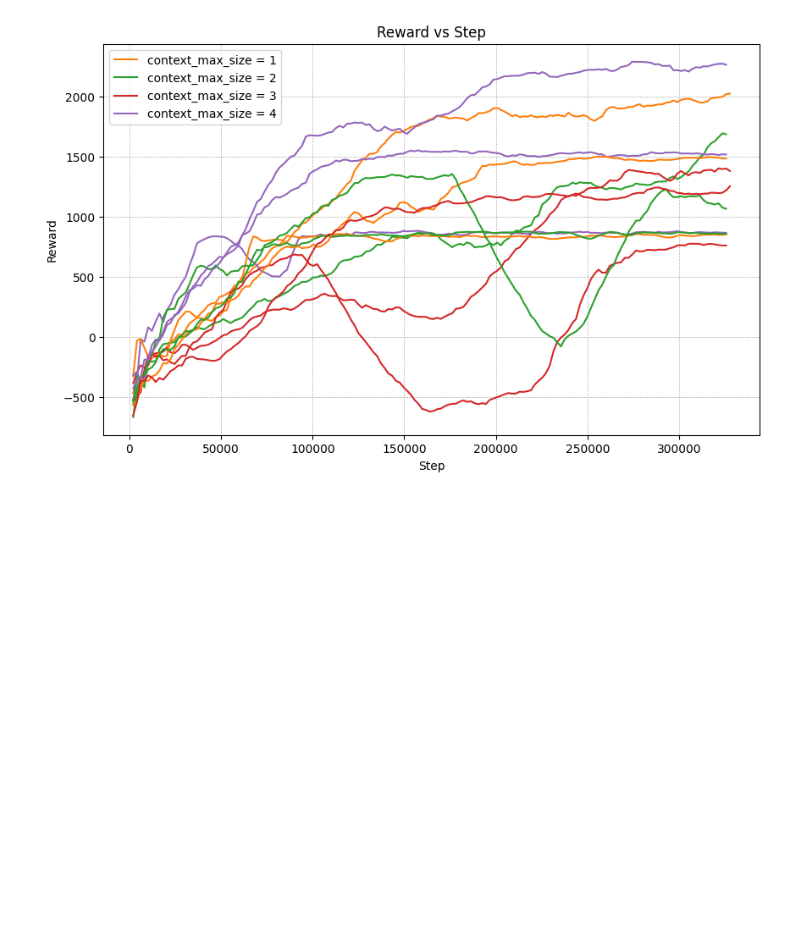
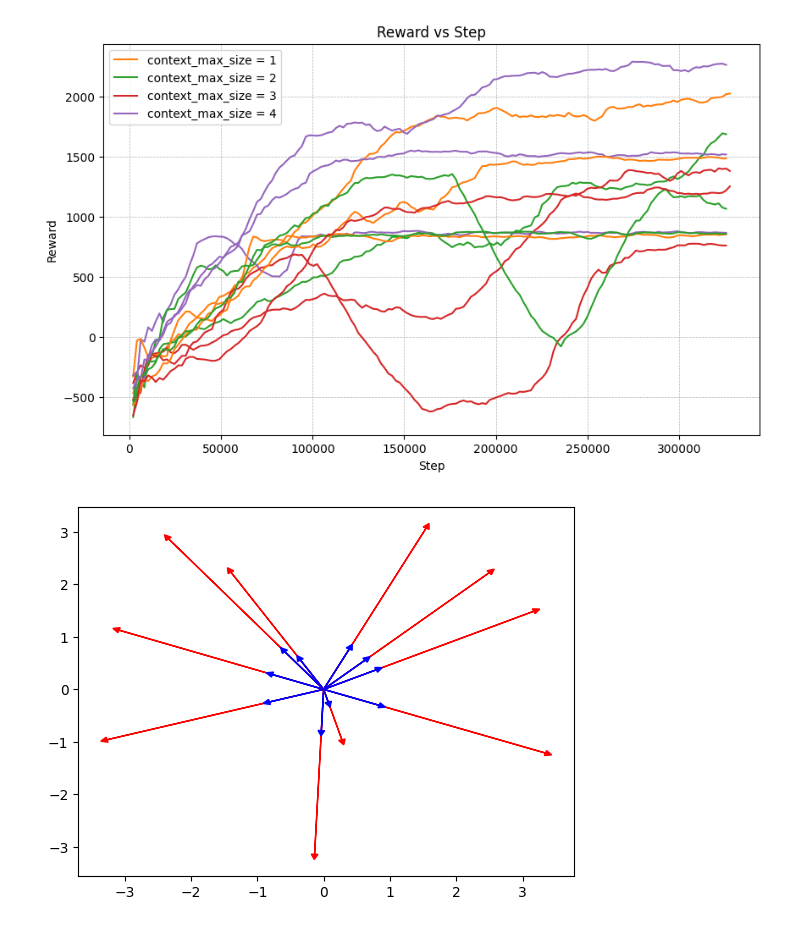
Before and after one commit to White-On/CrowdNav_Prediction_AttnGraph, a Jupyter notebook: data_analytics_plot.ipynb, the cells around one changed output. Saved outputs shown, nothing was run; the diff lists cells and outputs as text; code cells hidden in the pictures; blank space fills up the shorter version.

```diff
--- a/data_analytics_plot.ipynb
+++ b/data_analytics_plot.ipynb
@@ -232,3 +232,15 @@ plt.grid(linestyle='--', linewidth=0.5)
 plt.show()
 # %% [output]
 [figure]
+# %%
+sensor_range = 4
+nb_dir = 10
+dir_vector = np.random.uniform(-sensor_range, sensor_range, (nb_dir,2))
+dir_vector_normalized = dir_vector /sensor_range
+
+for i in range(nb_dir):
+    plt.arrow(0, 0, dir_vector[i,0], dir_vector[i,1], head_width=0.1, head_length=0.1, fc='r', ec='r')
+    plt.arrow(0, 0, dir_vector_normalized[i,0], dir_vector_normalized[i,1], head_width=0.1, head_length=0.1, fc='b', ec='b')
+plt.show()
+# %% [output]
+[figure, added]
```
Also changed, not shown: 4 other files.
